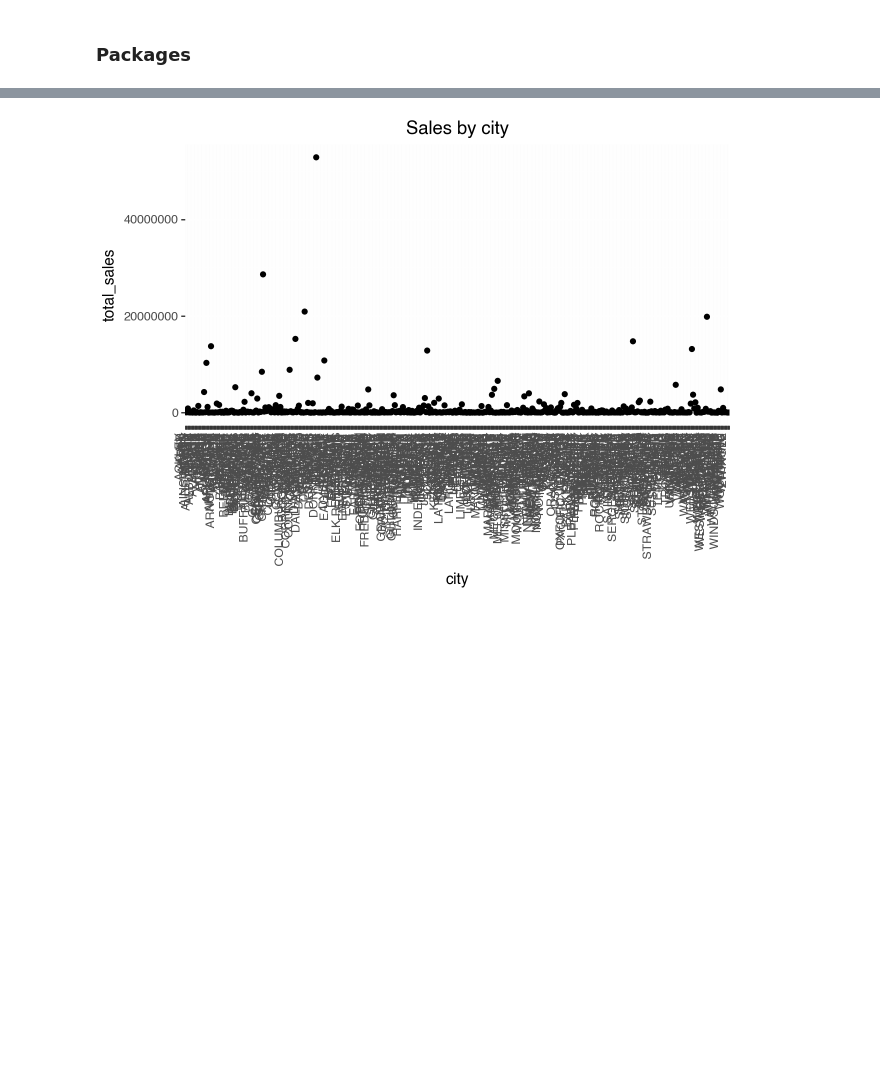
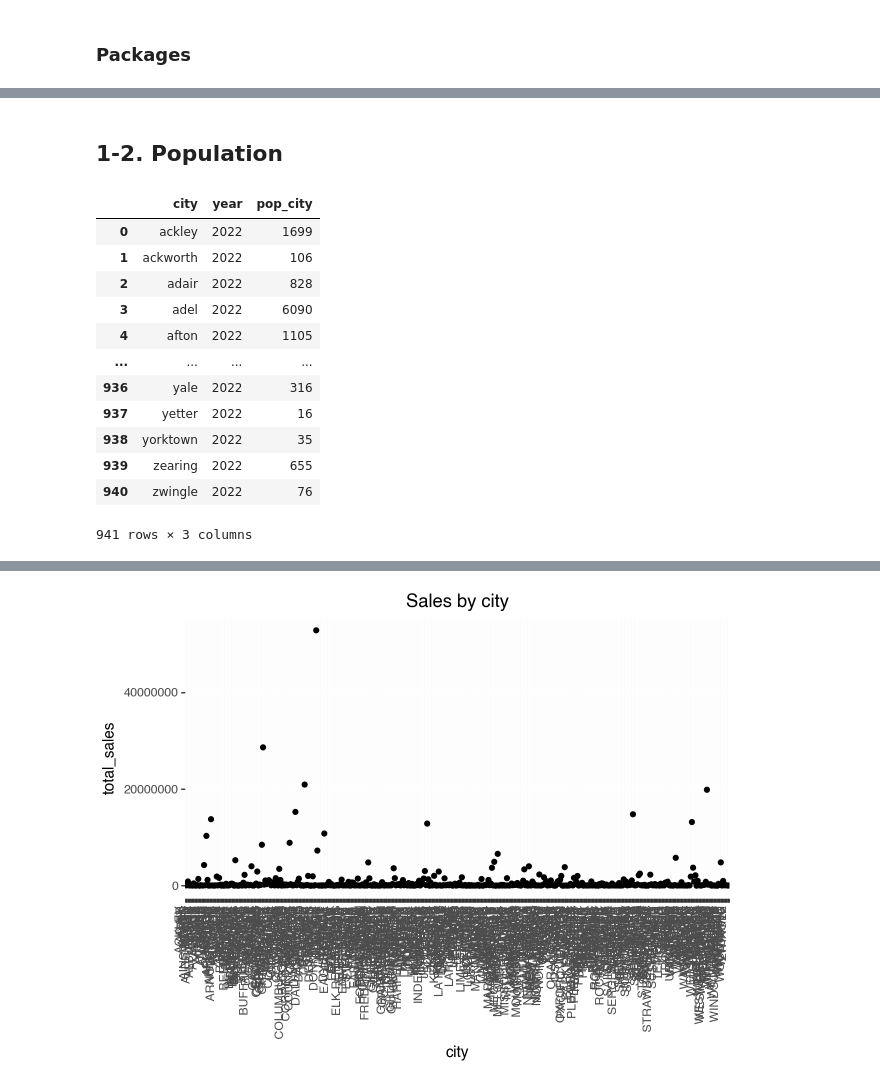
Before and after one commit to advanced-computing/fred-naga-lab2, a Jupyter notebook: iowa_liquor_naga.ipynb, the cells around one changed output, grey strips where cells are left out. Drawn from its saved outputs; the diff is of its cells as text; code cells hidden in the pictures; blank space fills up the shorter version.

```diff
--- a/iowa_liquor_naga.ipynb
+++ b/iowa_liquor_naga.ipynb
@@ -95,0 +84,31 @@ df_store.head()
+# %% [markdown]
+## 1-2. Population
+# %%
+df_pop_city = pd.read_csv('https://mydata.iowa.gov/resource/26ad-icvy.csv')
+df_pop_city.columns = df_pop_city.columns.str.lower()
+df_pop_city.rename(columns={
+    'name': 'city',
+    'value': 'pop_city',
+    'data_collection_period': 'year'
+}, inplace=True)
+df_pop_city['city'] = df_pop_city['city'].str[:-6]
+df_pop_city['city'] = df_pop_city['city'].str.lower()
+df_pop_city['year'] = df_pop_city['year'].str[-4:]
+df_pop_city = df_pop_city[['city', 'year', 'pop_city']]
+df_pop_city = df_pop_city[df_pop_city['year']=='2022']
+df_pop_city['pop_city'] = df_pop_city['pop_city'].astype(int)
+df_pop_city
+# %% [output]
+|  | city | year | pop_city |
+| 0 | ackley | 2022 | 1699 |
+| 1 | ackworth | 2022 | 106 |
+| 2 | adair | 2022 | 828 |
+| 3 | adel | 2022 | 6090 |
+| 4 | afton | 2022 | 1105 |
+| ... | ... | ... | ... |
+| 936 | yale | 2022 | 316 |
+| 937 | yetter | 2022 | 16 |
+| 938 | yorktown | 2022 | 35 |
+| 939 | zearing | 2022 | 655 |
+| 940 | zwingle | 2022 | 76 |
+941 rows × 3 columns
```
Also changed, not shown: parts of 27 cells of this notebook, 1 other file.
